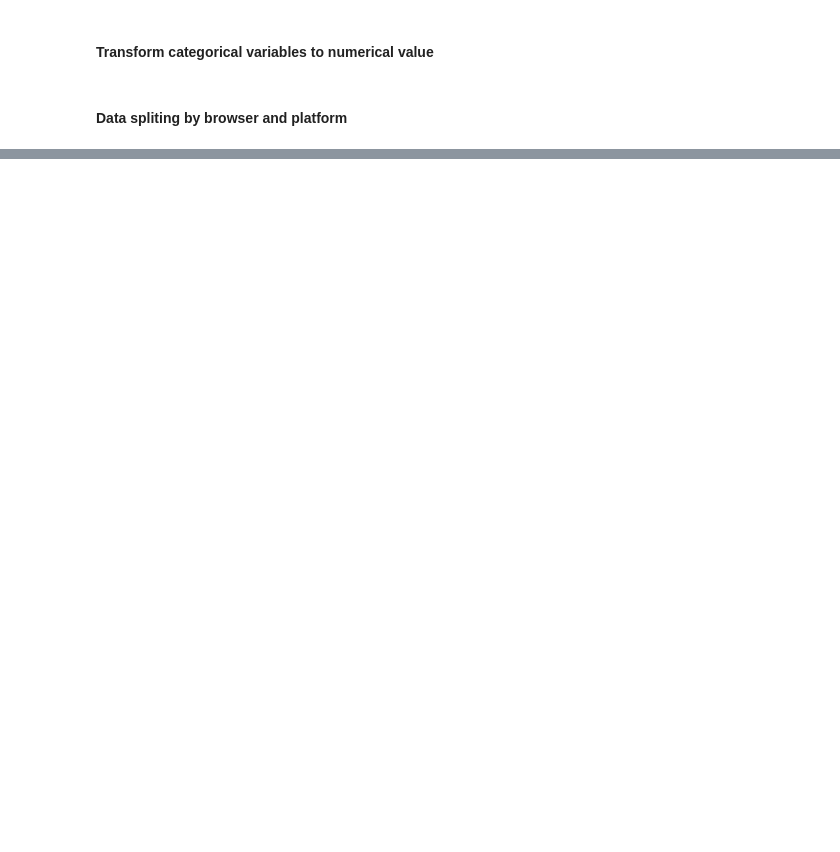
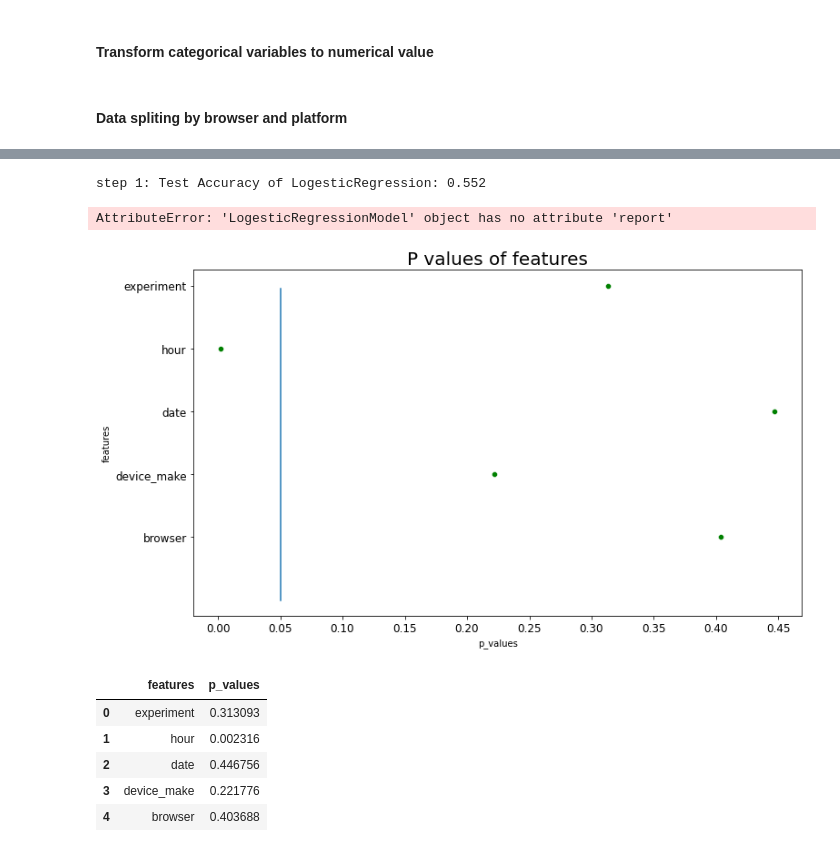
Before and after one commit to 10Academy-B6-W2/Smart-Ads-campaign-performance-analysis, a Jupyter notebook: notebooks/ML_AB_Testing.ipynb, the cells around one changed output, grey strips where cells are left out. Cells and saved outputs as stored; diff of their text form; code cells hidden in the pictures; blank space fills up the shorter version.

Commit message:
train model using logestic regression using browser dataframe

```diff
--- a/notebooks/ML_AB_Testing.ipynb
+++ b/notebooks/ML_AB_Testing.ipynb
@@ -182,0 +221,4 @@ broweser_df.head()
+# %%
+logesticRegressionModel = LogesticRegressionModel(X_train, X_test,  y_train, y_test)
+
+clf2, loss_arr_2, acc_arr_2 = logesticRegressionModel.train_model(5)
@@ -182,0 +240,53 @@ broweser_df.head()
+# %%
+test_acc2, test_loss2, report2, matrix2  = logesticRegressionModel.test_model()
+# %% [output]
+step 1: Test Accuracy of LogesticRegression: 0.552
+AttributeError: 'LogesticRegressionModel' object has no attribute 'report'
+# %%
+def calculate_p_values(df):
+    """
+    Calcualting p_values for logestic regression.
+    code refered from the following link
+    https://gist.github.com/rspeare/77061e6e317896be29c6de9a85db301d
+
+    """
+    d = (2.0*(1.0+np.cosh(df.clf.decision_function(X))))
+    d = np.tile(d,(X.shape[1],1)).T
+    F_ij = np.dot((X/d).T,X) ## Fisher Information Matrix
+    Cramer_Rao = np.linalg.inv(F_ij) ## Inverse Information Matrix
+    sigma_estimates = np.sqrt(np.diagonal(Cramer_Rao))
+    z_scores = df.clf.coef_[0]/sigma_estimates # z-score
+    p_values = [stat.norm.sf(abs(x)) for x in z_scores] ### two tailed test for p-values
+
+    p_value_df = pd.DataFrame()
+    p_value_df['features'] = df.X_train.columns.to_list()
+    p_value_df['p_values'] = p_values
+
+    return p_value_df
+
+def plot_pvalues(self, p_value_df):
+
+    fig, ax = plt.subplots(figsize=(12,7))
+
+    ax.plot([0.05,0.05], [0.05,5])
+    sns.scatterplot(data=p_value_df, y='features', x='p_values', color="green")
+    plt.title("P values of features", size=20)
+
+    plt.xticks(np.arange(0,max(p_value_df['p_values']) + 0.05, 0.05))
+
+    plt.xticks(fontsize=12)
+    plt.yticks(fontsize=12)
+
+    plt.show()
+# %%
+p_values_df = calculate_p_values(logesticRegressionModel)
+plot_pvalues(logesticRegressionModel,p_values_df)
+p_values_df
+# %% [output]
+[figure, added]
+|  | features | p_values |
+| 0 | experiment | 0.313093 |
+| 1 | hour | 0.002316 |
+| 2 | date | 0.446756 |
+| 3 | device_make | 0.221776 |
+| 4 | browser | 0.403688 |
```
Also changed, not shown: parts of 22 cells of this notebook, 1 other file.
